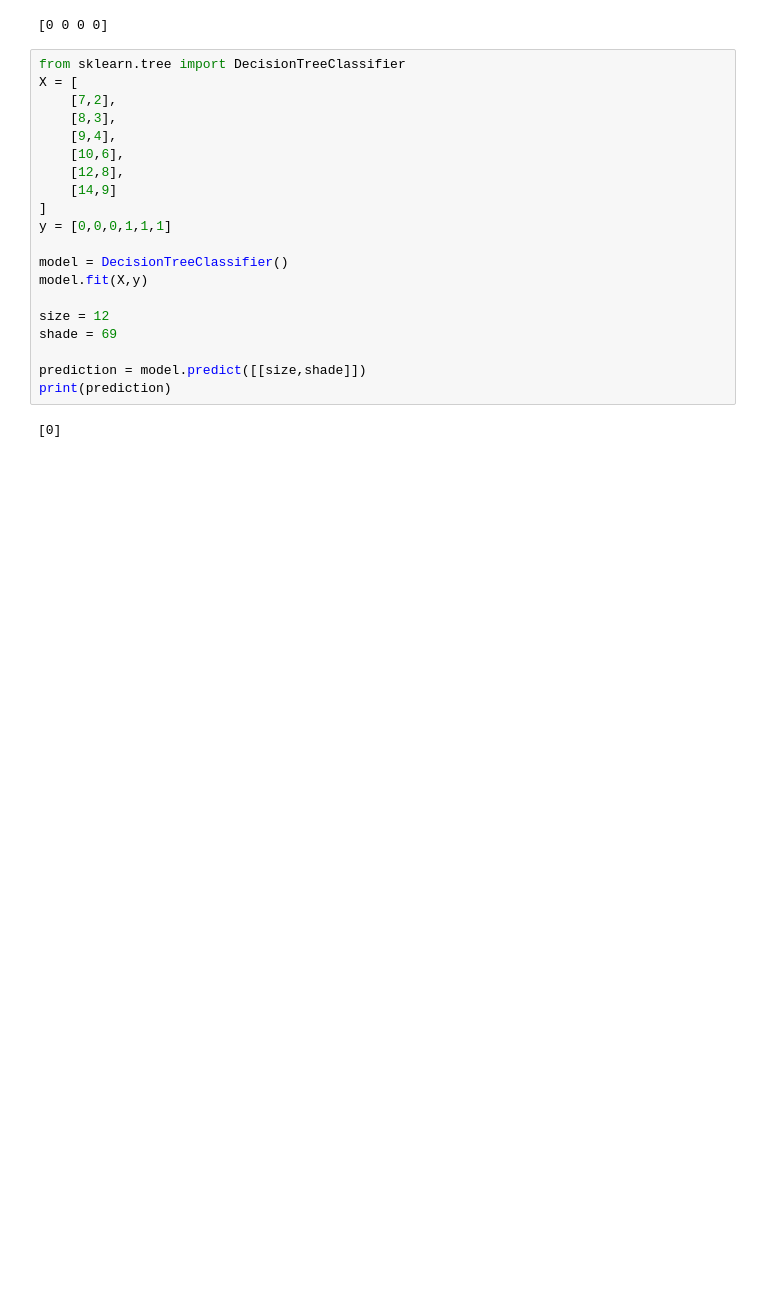
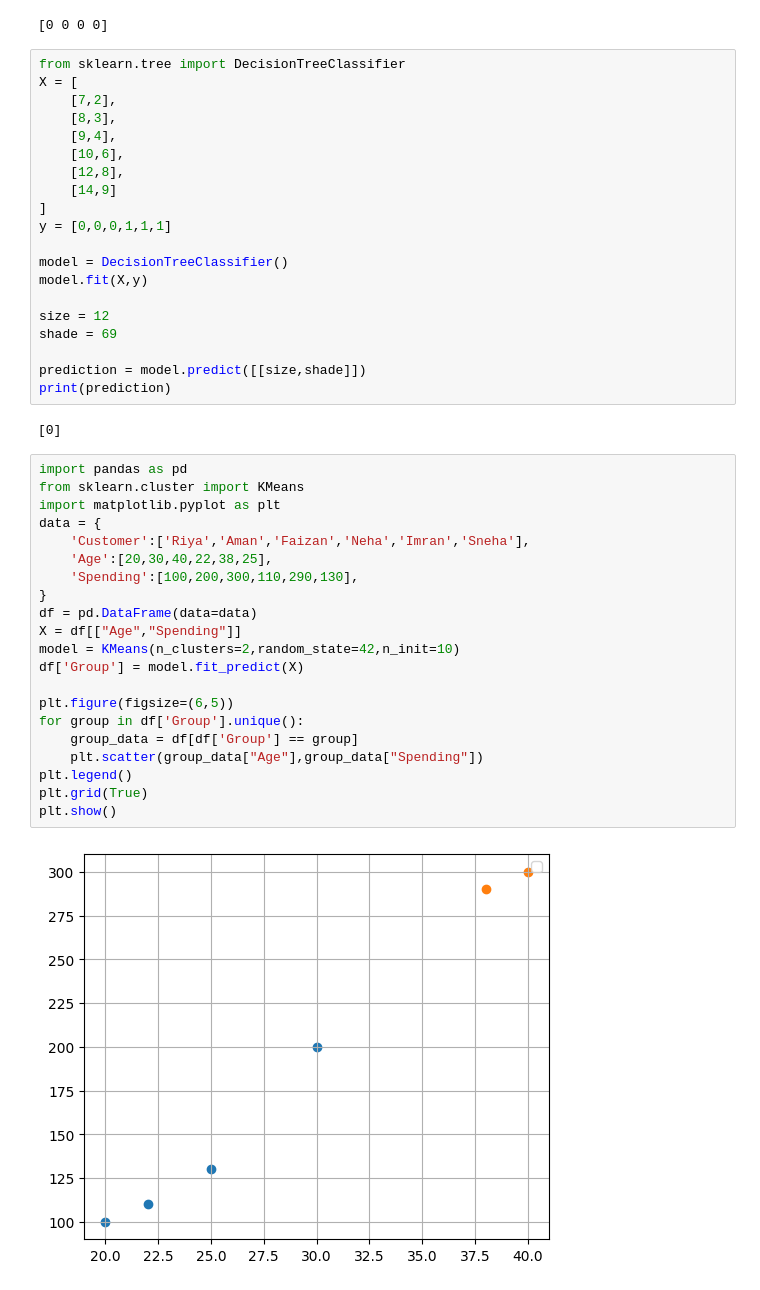
Before and after one commit to HarmanPreet-Singh-XYT/Scikit-learn, a Jupyter notebook: scikit.ipynb, the cells around one changed output. Cells and saved outputs as stored; diff of their text form; blank space fills up the shorter version.

```diff
--- a/scikit.ipynb
+++ b/scikit.ipynb
@@ -201,3 +201,26 @@ prediction = model.predict([[size,shade]])
 print(prediction)
 # %% [output]
 [0]
+# %%
+import pandas as pd
+from sklearn.cluster import KMeans
+import matplotlib.pyplot as plt
+data = {
+    'Customer':['Riya','Aman','Faizan','Neha','Imran','Sneha'],
+    'Age':[20,30,40,22,38,25],
+    'Spending':[100,200,300,110,290,130],
+}
+df = pd.DataFrame(data=data)
+X = df[["Age","Spending"]]
+model = KMeans(n_clusters=2,random_state=42,n_init=10)
+df['Group'] = model.fit_predict(X)
+
+plt.figure(figsize=(6,5))
+for group in df['Group'].unique():
+    group_data = df[df['Group'] == group]
+    plt.scatter(group_data["Age"],group_data["Spending"])
+plt.legend()
+plt.grid(True)
+plt.show()
+# %% [output]
+[figure, added]
```
Also changed, not shown: parts of 1 cell of this notebook, 10 other files.
